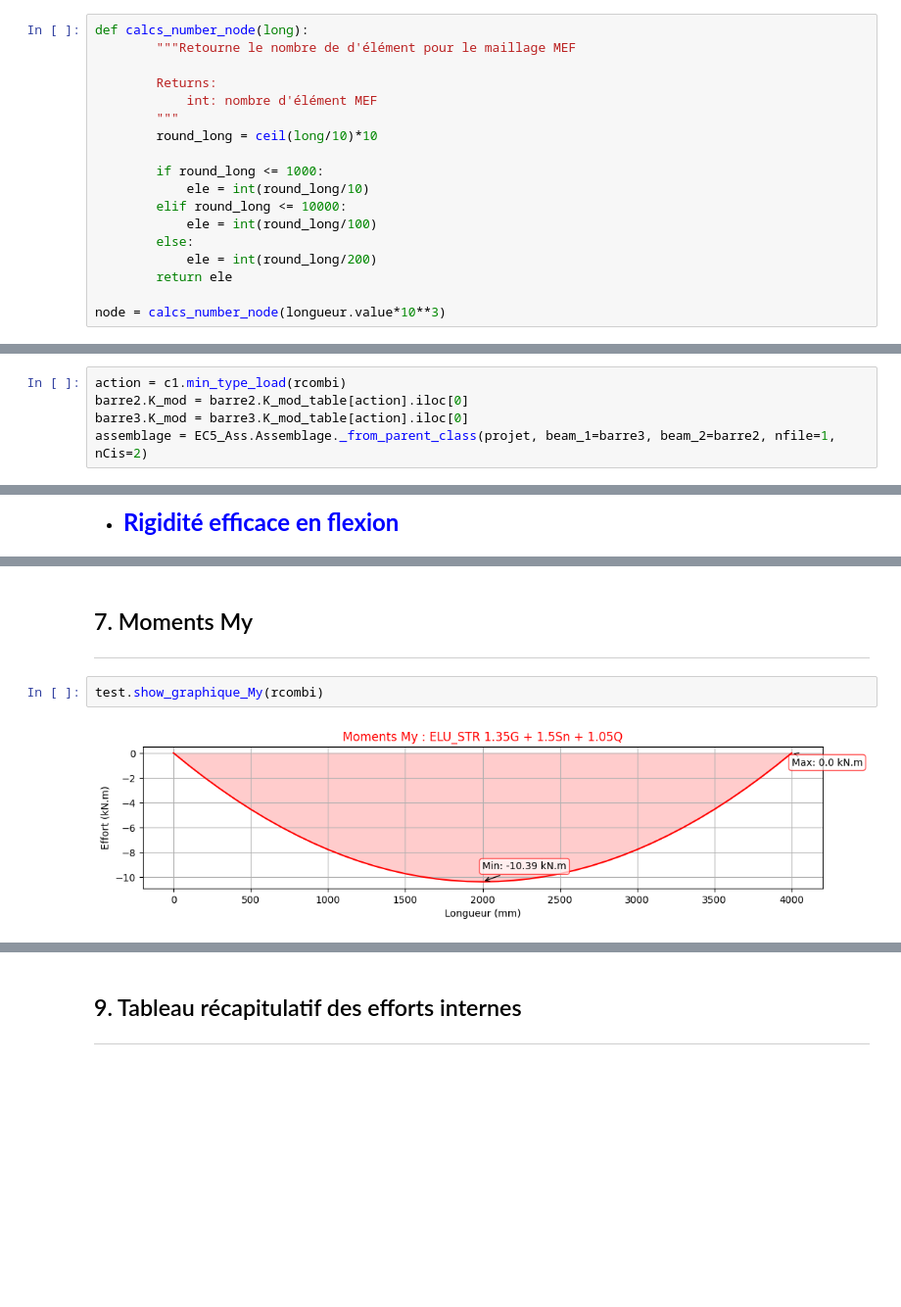
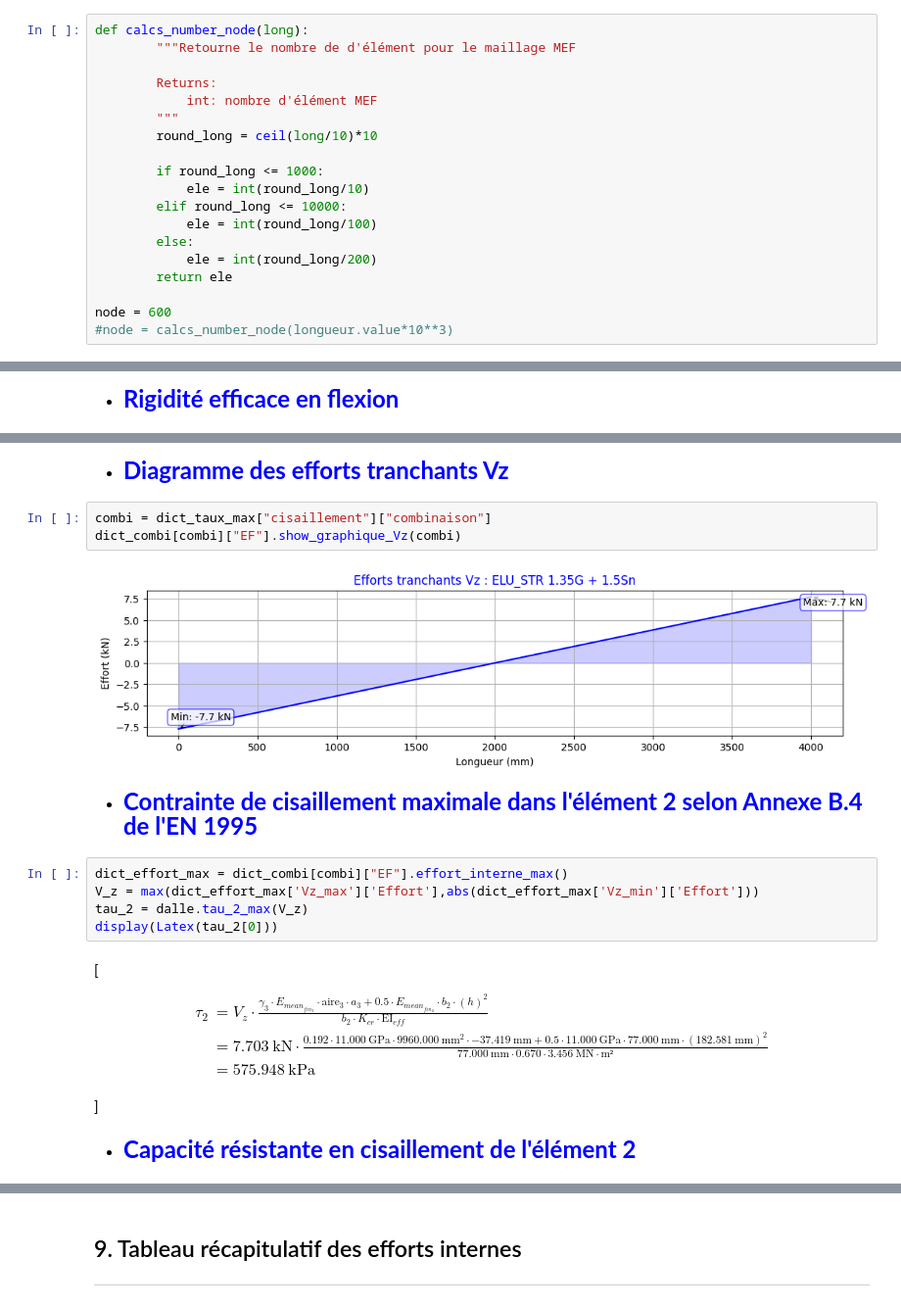
Before and after one commit to AnthonyPrst/ourocode, a Jupyter notebook: test_poutre_assemblee_meca.ipynb, the cells around one changed output, grey strips where cells are left out. Shown: that part at 98% size. Cells and saved outputs as stored; diff of their text form; blank space fills up the shorter version.

```diff
--- a/test_poutre_assemblee_meca.ipynb
+++ b/test_poutre_assemblee_meca.ipynb
@@ -114,7 +122,8 @@ def calcs_number_node(long):
             ele = int(round_long/200)
         return ele
 
-node = calcs_number_node(longueur.value*10**3)
+node = 600
+#node = calcs_number_node(longueur.value*10**3)
 # %% [markdown]
 - <font color="blue" size ="5">**Planche basse**</font>
 # %%
@@ -211,6 +211 @@ c1.get_combi_list_load(rcombi)
-# %%
-action = c1.min_type_load(rcombi)
-barre2.K_mod = barre2.K_mod_table[action].iloc[0]
-barre3.K_mod = barre3.K_mod_table[action].iloc[0]
-assemblage = EC5_Ass.Assemblage._from_parent_class(projet, beam_1=barre3, beam_2=barre2, nfile=1, nCis=2)
 # %%
@@ -436,7 +537,22 @@ test.show_graphique_Vz(rcombi)
-# %% [markdown]
-## 7. Moments My
-----
-# %%
-test.show_graphique_My(rcombi)
-# %% [output]
-[figure, removed]
+# %% [markdown]
+- <font color="blue" size ="5">**Diagramme des efforts tranchants Vz**</font>
+# %%
+combi = dict_taux_max["cisaillement"]["combinaison"]
+dict_combi[combi]["EF"].show_graphique_Vz(combi)
+# %% [output]
+[figure, added]
+# %% [markdown]
+- <font color="blue" size ="5">**Contrainte de cisaillement maximale dans l'élément 2 selon Annexe B.4 de l'EN 1995**</font>
+# %%
+dict_effort_max = dict_combi[combi]["EF"].effort_interne_max()
+V_z = max(dict_effort_max['Vz_max']['Effort'],abs(dict_effort_max['Vz_min']['Effort']))
+tau_2 = dalle.tau_2_max(V_z)
+display(Latex(tau_2[0]))
+# %% [output]
+\[
+\begin{aligned}
+\tau_{2} &= V_{z} \cdot \frac{ \gamma_{3} \cdot E_{mean_{fin_{3}}} \cdot \mathrm{aire}_{3} \cdot a_{3} + 0.5 \cdot E_{mean_{fin_{2}}} \cdot b_{2} \cdot \left( h \right) ^{ 2 } }{ b_{2} \cdot K_{cr} \cdot \mathrm{EI}_{eff} } \\&= 7.703\ \mathrm{kN} \cdot \frac{ 0.192 \cdot 11.000\ \mathrm{GPa} \cdot 9960.000\ \mathrm{mm}^{2} \cdot -37.419\ \mathrm{mm} + 0.5 \cdot 11.000\ \mathrm{GPa} \cdot 77.000\ \mathrm{mm} \cdot \left( 182.581\ \mathrm{mm} \right) ^{ 2 } }{ 77.000\ \mathrm{mm} \cdot 0.670 \cdot 3.456\ \mathrm{MN} \cdot \mathrm{m²} } \\&= 575.948\ \mathrm{kPa}  \\[10pt]
+\end{aligned}
+\]
+# %% [markdown]
+- <font color="blue" size ="5">**Capacité résistante en cisaillement de l'élément 2**</font>
```
Also changed, not shown: parts of 74 cells of this notebook, 14 other files.
